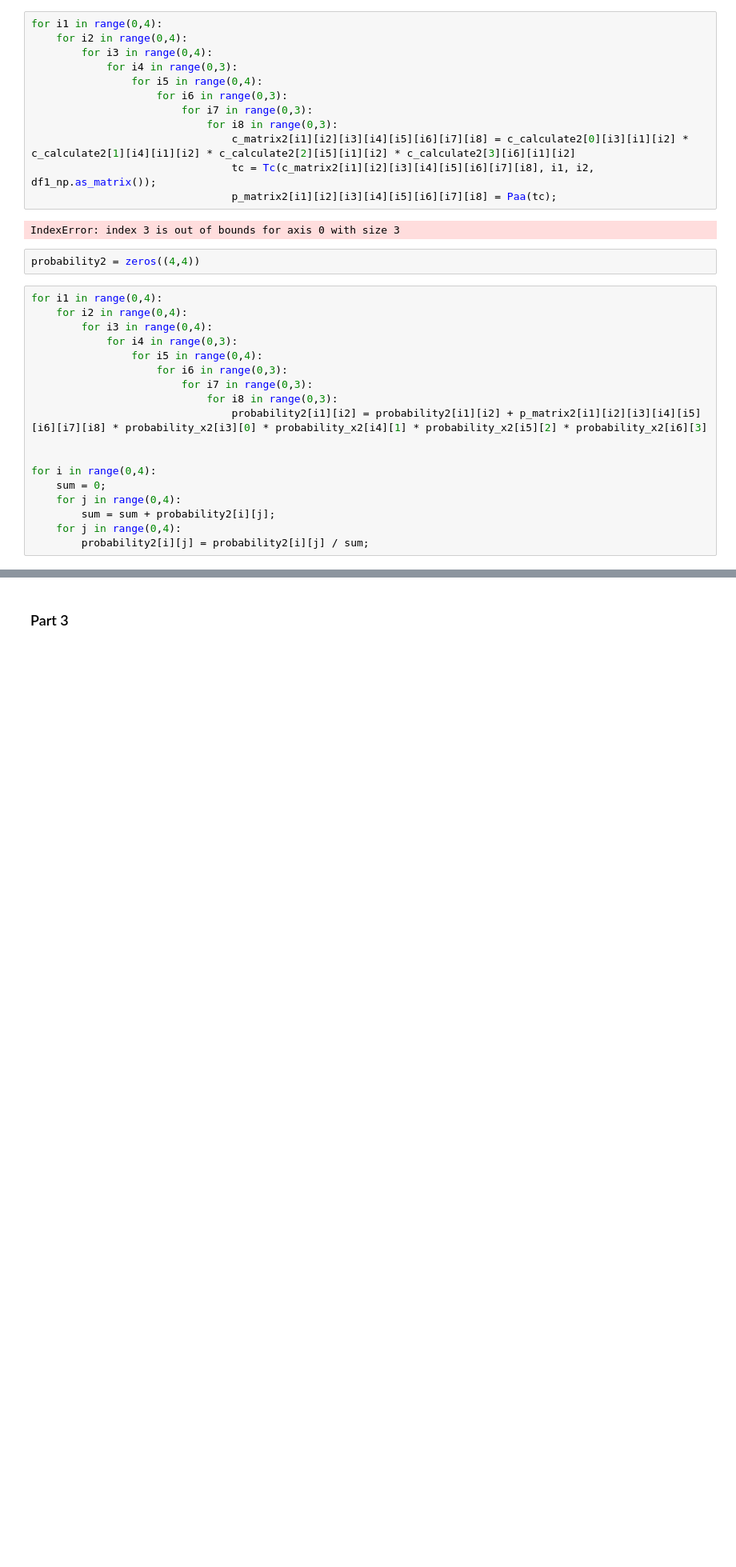
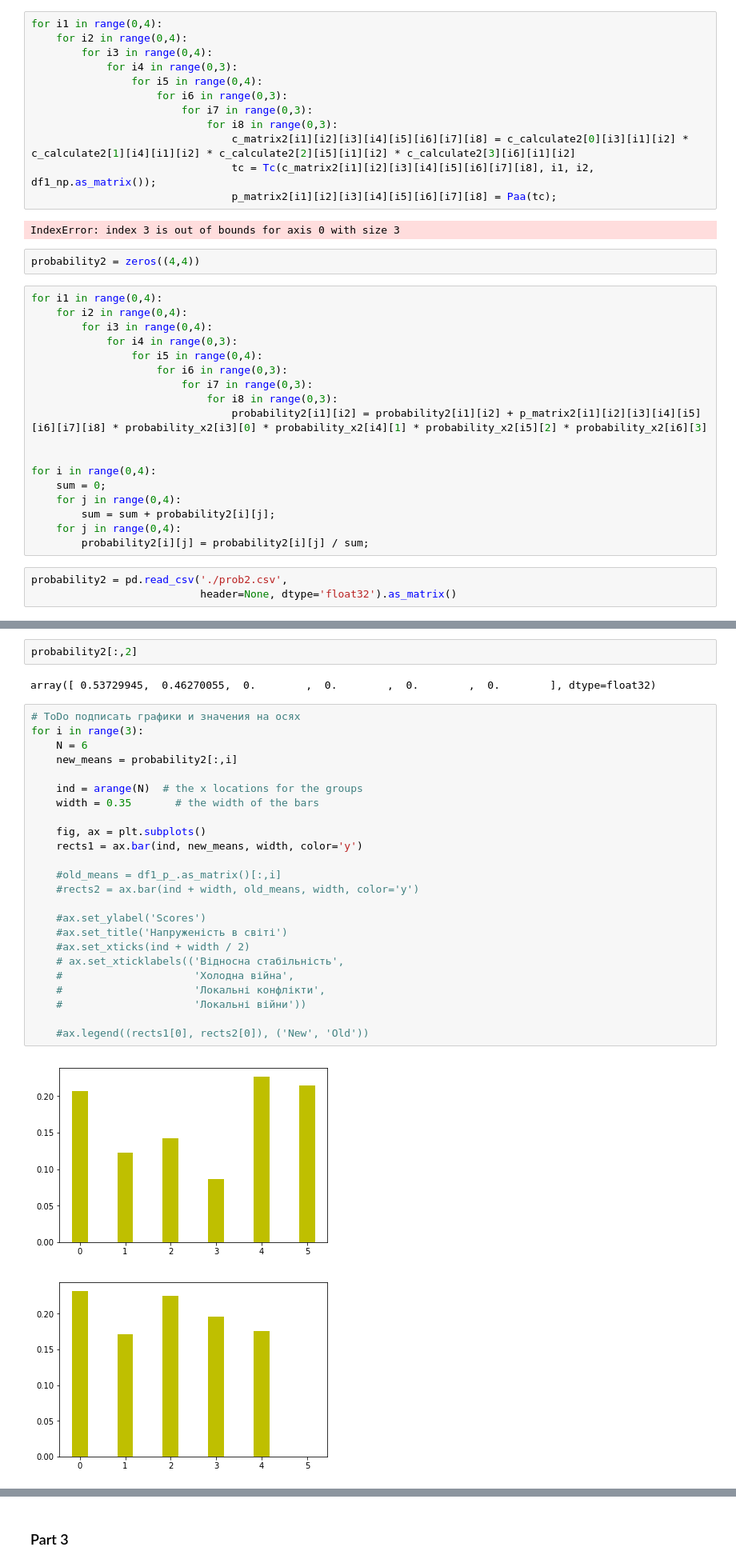
Before and after one commit to wolterlw/university_labs, a Jupyter notebook: system_analysis/lab6/main.ipynb, the cells around one changed output, grey strips where cells are left out. Shown at 80% size. Drawn from its saved outputs; the diff is of its cells as text; blank space fills up the shorter version.

Commit message:
graphs

```diff
--- a/system_analysis/lab6/main.ipynb
+++ b/system_analysis/lab6/main.ipynb
@@ -371,5 +351,8 @@ for i in range(0,4):
         sum = sum + probability2[i][j];
     for j in range(0,4):
         probability2[i][j] = probability2[i][j] / sum;
+# %%
+probability2 = pd.read_csv('./prob2.csv',
+                           header=None, dtype='float32').as_matrix()
 # %%
 probability2
@@ -375,0 +366,31 @@ probability2
+# %%
+probability2[:,2]
+# %% [output]
+array([ 0.53729945,  0.46270055,  0.        ,  0.        ,  0.        ,  0.        ], dtype=float32)
+# %%
+# ToDo подписать графики и значения на осях
+for i in range(3):
+    N = 6
+    new_means = probability2[:,i]
+
+    ind = arange(N)  # the x locations for the groups
+    width = 0.35       # the width of the bars
+
+    fig, ax = plt.subplots()
+    rects1 = ax.bar(ind, new_means, width, color='y')
+
+    #old_means = df1_p_.as_matrix()[:,i]
+    #rects2 = ax.bar(ind + width, old_means, width, color='y')
+
+    #ax.set_ylabel('Scores')
+    #ax.set_title('Напруженість в світі')
+    #ax.set_xticks(ind + width / 2)
+    # ax.set_xticklabels(('Відносна стабільність',
+    #                     'Холодна війна',
+    #                     'Локальні конфлікти',
+    #                     'Локальні війни'))
+
+    #ax.legend((rects1[0], rects2[0]), ('New', 'Old'))
+# %% [output]
+[figure, added]
+[figure, added]
```
Also changed, not shown: parts of 11 cells of this notebook, 6 other files.
